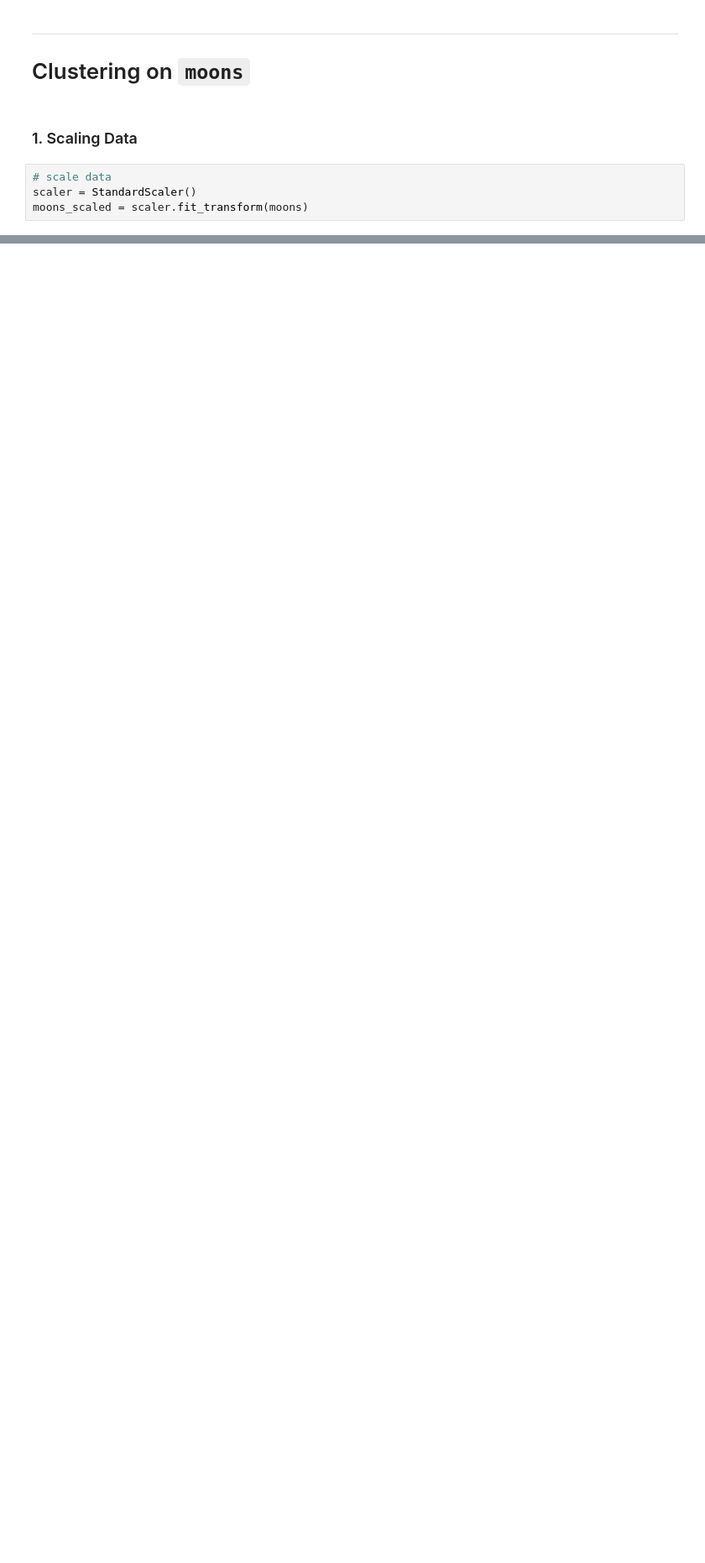
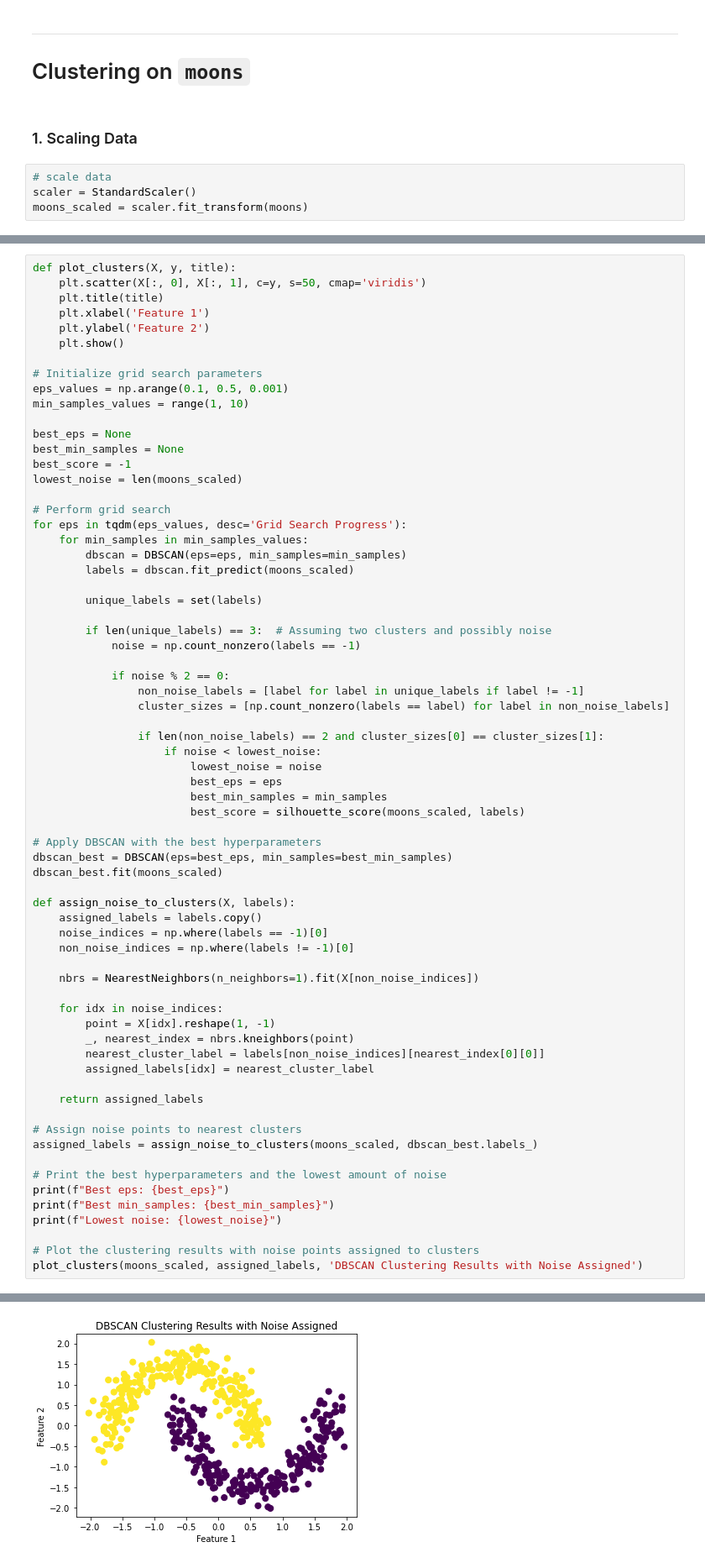
Before and after one commit to lukegge/MachineLearningCourse, a Jupyter notebook: assignment_2.ipynb, the cells around one changed output, grey strips where cells are left out. Shown at 84% size. Drawn from its saved outputs; the diff is of its cells as text; blank space fills up the shorter version.

```diff
--- a/assignment_2.ipynb
+++ b/assignment_2.ipynb
@@ -347,0 +415,69 @@ Fitting 5 folds for each of 228 candidates, totalling 1140 fits
+# %%
+def plot_clusters(X, y, title):
+    plt.scatter(X[:, 0], X[:, 1], c=y, s=50, cmap='viridis')
+    plt.title(title)
+    plt.xlabel('Feature 1')
+    plt.ylabel('Feature 2')
+    plt.show()
+
+# Initialize grid search parameters
+eps_values = np.arange(0.1, 0.5, 0.001)
+min_samples_values = range(1, 10)
+
+best_eps = None
+best_min_samples = None
+best_score = -1
+lowest_noise = len(moons_scaled)
+
+# Perform grid search
+for eps in tqdm(eps_values, desc='Grid Search Progress'):
+    for min_samples in min_samples_values:
+        dbscan = DBSCAN(eps=eps, min_samples=min_samples)
+        labels = dbscan.fit_predict(moons_scaled)
+
+        unique_labels = set(labels)
+
+        if len(unique_labels) == 3:  # Assuming two clusters and possibly noise
+            noise = np.count_nonzero(labels == -1)
+
+            if noise % 2 == 0:
+                non_noise_labels = [label for label in unique_labels if label != -1]
+                cluster_sizes = [np.count_nonzero(labels == label) for label in non_noise_labels]
+
+                if len(non_noise_labels) == 2 and cluster_sizes[0] == cluster_sizes[1]:
+                    if noise < lowest_noise:
+                        lowest_noise = noise
+                        best_eps = eps
+                        best_min_samples = min_samples
+                        best_score = silhouette_score(moons_scaled, labels)
+
+# Apply DBSCAN with the best hyperparameters
+dbscan_best = DBSCAN(eps=best_eps, min_samples=best_min_samples)
+dbscan_best.fit(moons_scaled)
+
+def assign_noise_to_clusters(X, labels):
+    assigned_labels = labels.copy()
+    noise_indices = np.where(labels == -1)[0]
+    non_noise_indices = np.where(labels != -1)[0]
+
+    nbrs = NearestNeighbors(n_neighbors=1).fit(X[non_noise_indices])
+
+    for idx in noise_indices:
+        point = X[idx].reshape(1, -1)
+        _, nearest_index = nbrs.kneighbors(point)
+        nearest_cluster_label = labels[non_noise_indices][nearest_index[0][0]]
+        assigned_labels[idx] = nearest_cluster_label
+
+    return assigned_labels
+
+# Assign noise points to nearest clusters
+assigned_labels = assign_noise_to_clusters(moons_scaled, dbscan_best.labels_)
+
+# Print the best hyperparameters and the lowest amount of noise
+print(f"Best eps: {best_eps}")
+print(f"Best min_samples: {best_min_samples}")
+print(f"Lowest noise: {lowest_noise}")
+
+# Plot the clustering results with noise points assigned to clusters
+plot_clusters(moons_scaled, assigned_labels, 'DBSCAN Clustering Results with Noise Assigned')
+# %% [output]
@@ -347,0 +487 @@ Fitting 5 folds for each of 228 candidates, totalling 1140 fits
+[figure, added]
```
Also changed, not shown: parts of 11 cells of this notebook.
